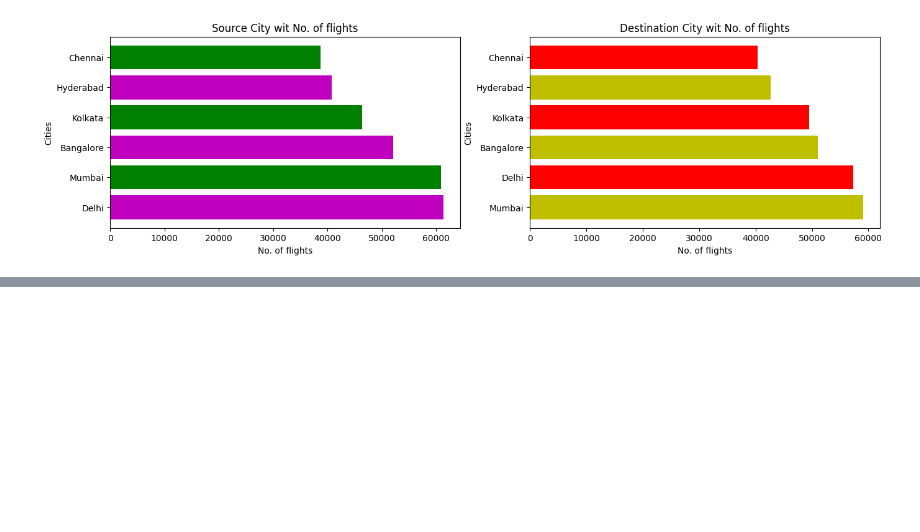
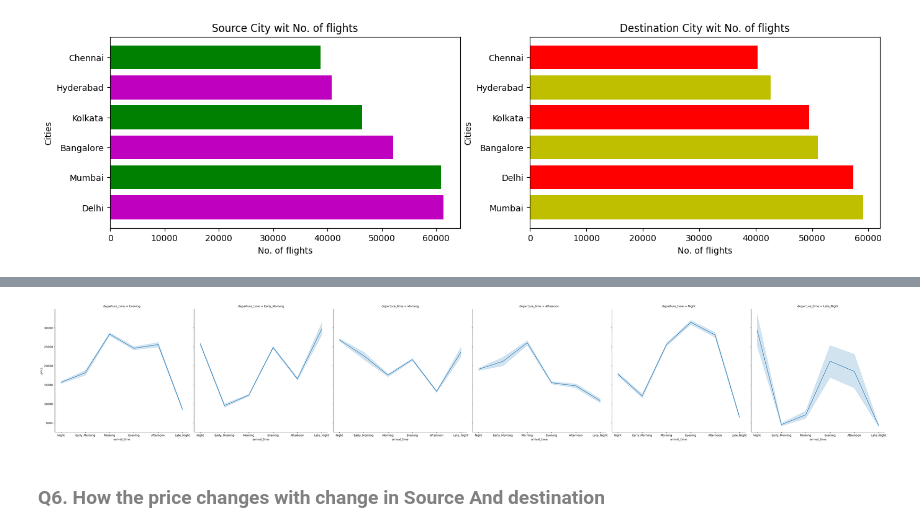
Before and after one commit to harshpatel-oss/Airlines_Flight_Data_Analysis, a Jupyter notebook: airline_flights_analysis.ipynb, the cells around one changed output, grey strips where cells are left out. Cells and saved outputs as stored; diff of their text form; code cells hidden in the pictures; blank space fills up the shorter version.

```diff
--- a/airline_flights_analysis.ipynb
+++ b/airline_flights_analysis.ipynb
@@ -276,0 +320,10 @@ Text(0.5, 0, 'No. of flights')
+# %%
+#Relational plot
+
+sns.relplot(x='arrival_time' , y='price',data = data , col ='departure_time' ,height=7, kind='line')
+
+plt.show()
+# %% [output]
+[figure, added]
+# %% [markdown]
+<h3 style="color:gray">Q6. How the price changes with change in Source And destination</h3>
```
Also changed, not shown: parts of 44 cells of this notebook.
